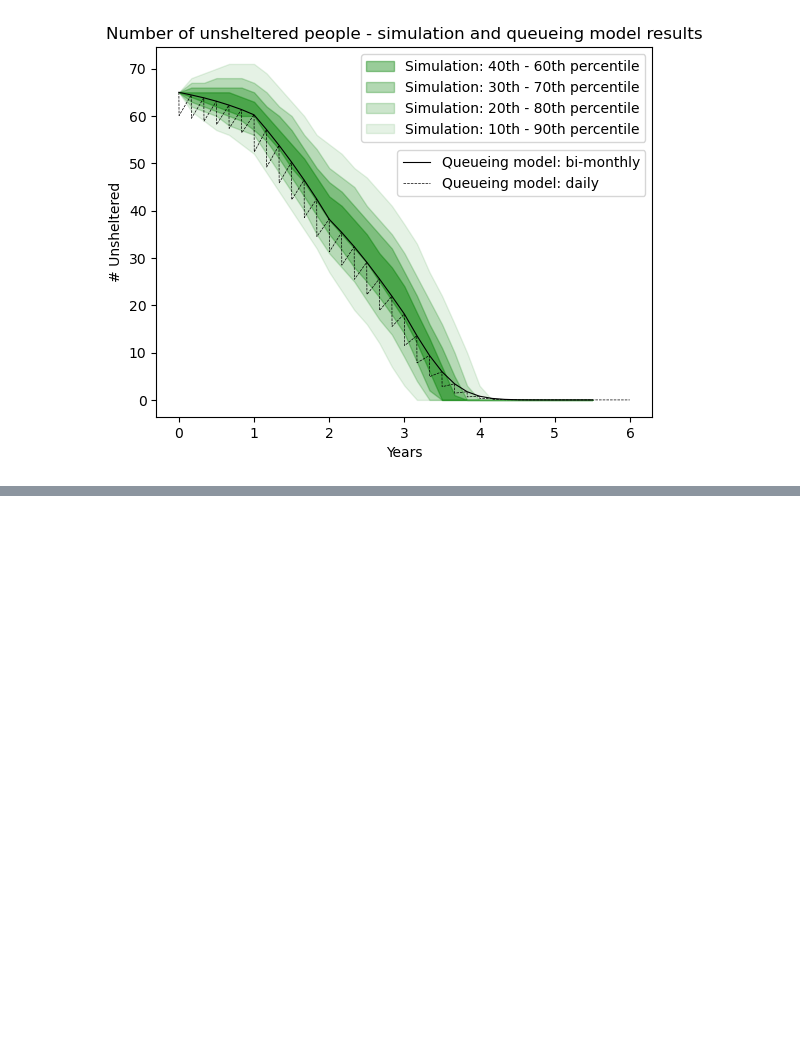
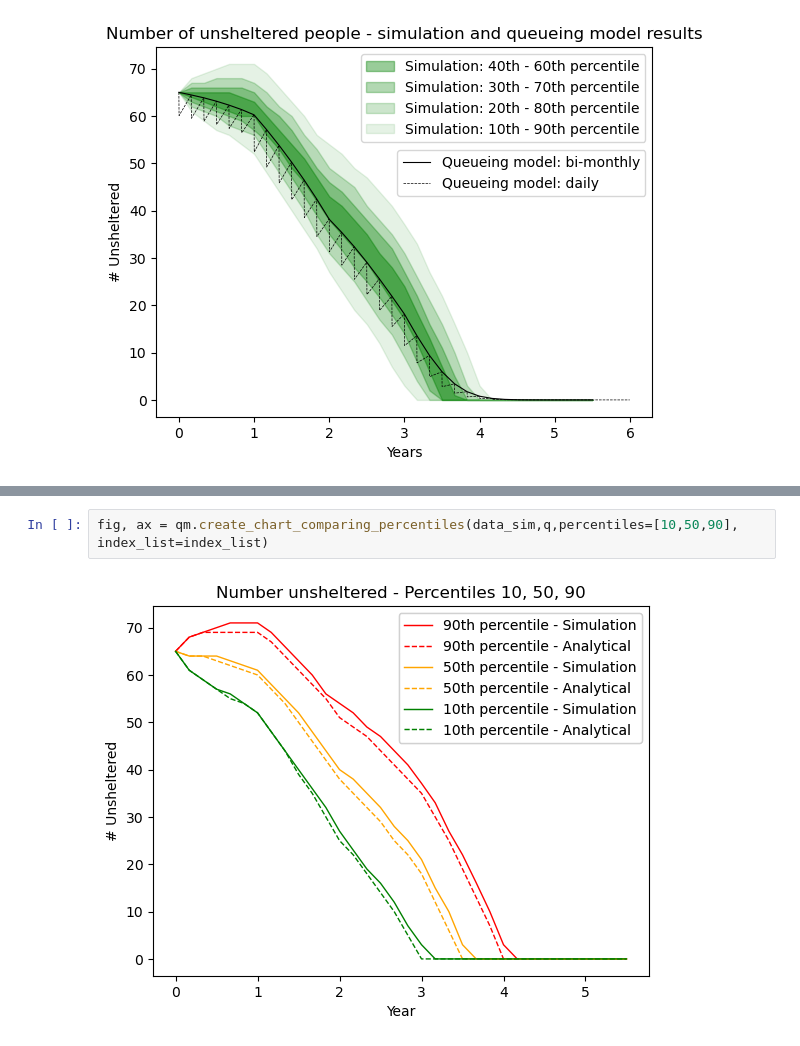
Before and after one commit to grahamburgess3/homeless_services, a Jupyter notebook: test_queueing_model.ipynb, the cells around one changed output, grey strips where cells are left out. Drawn from its saved outputs; the diff is of its cells as text; blank space fills up the shorter version.

```diff
--- a/test_queueing_model.ipynb
+++ b/test_queueing_model.ipynb
@@ -256,0 +275,4 @@ fig, ax = qm.create_fanchart(data_sim, data_q, q)
+# %%
+fig, ax = qm.create_chart_comparing_percentiles(data_sim,q,percentiles=[10,50,90], index_list=index_list)
+# %% [output]
+[figure, added]
```
Also changed, not shown: parts of 5 cells of this notebook, 1 other file.
